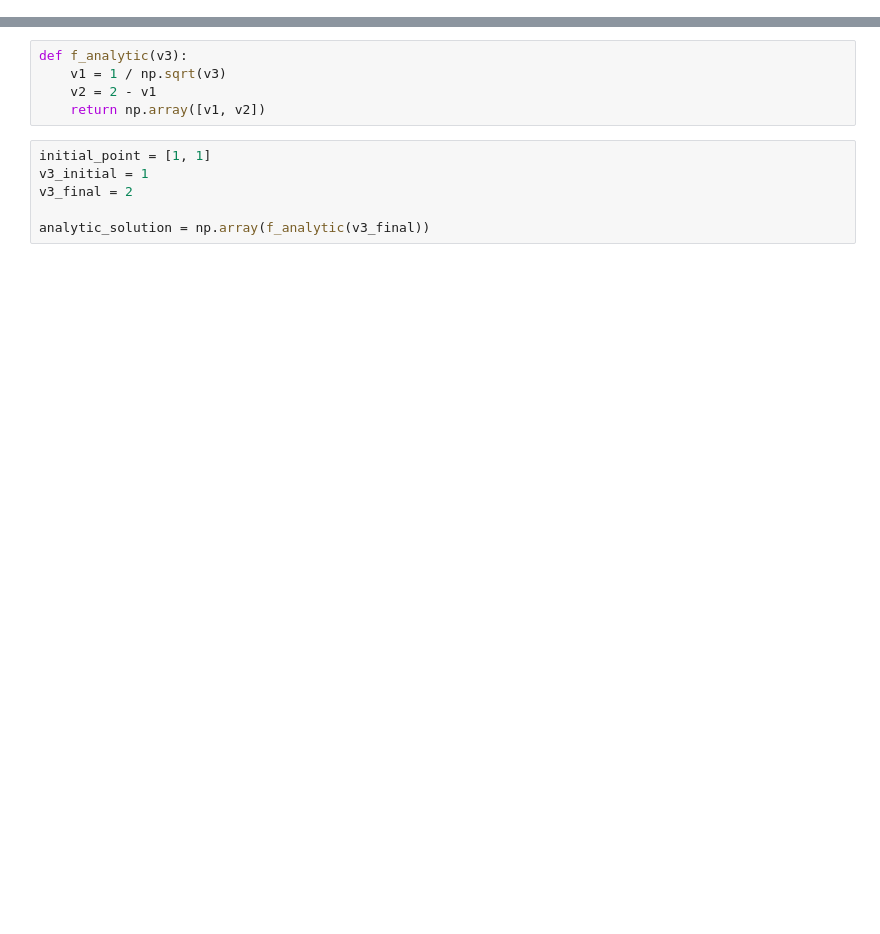
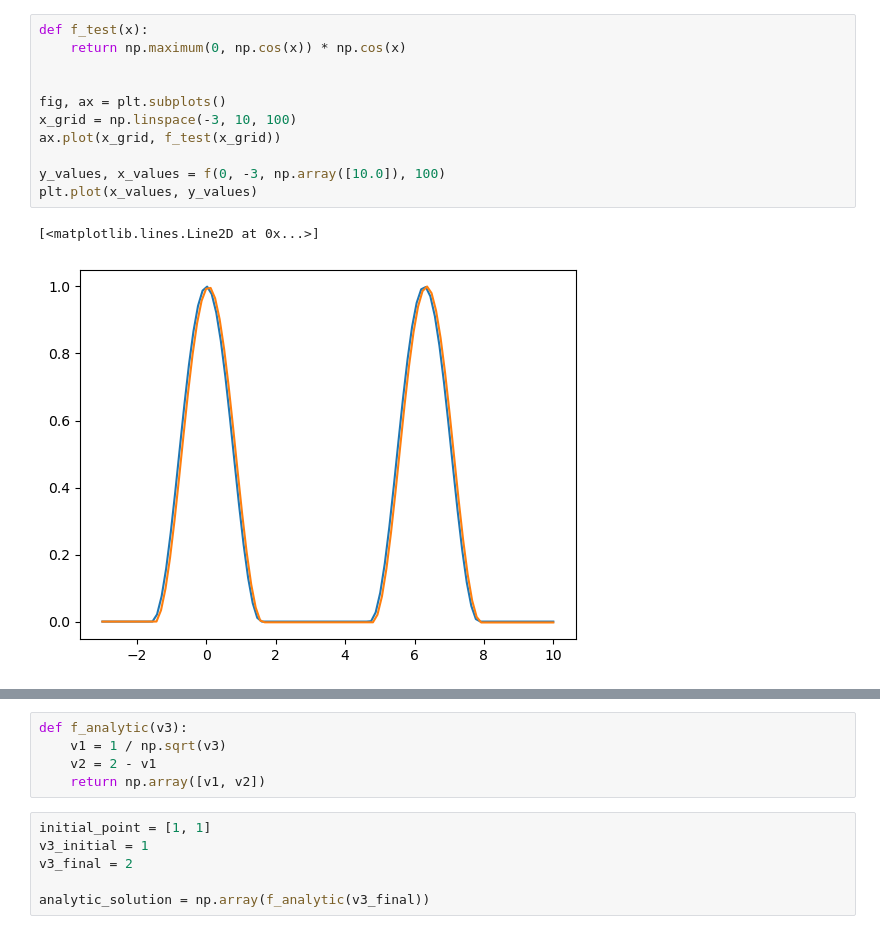
Before and after one commit to jessegrabowski/cge_modeling, a Jupyter notebook: notebooks/Tests and Ohter/Linearization in Pytensor.ipynb, the cells around one changed output, grey strips where cells are left out. Saved outputs shown, nothing was run; the diff lists cells and outputs as text; blank space fills up the shorter version.

```diff
--- a/notebooks/Tests and Ohter/Linearization in Pytensor.ipynb
+++ b/notebooks/Tests and Ohter/Linearization in Pytensor.ipynb
@@ -9,0 +40,14 @@ from cge_modeling.pytensorf.compile import build_euler_approximation_function
+# %%
+def f_test(x):
+    return np.maximum(0, np.cos(x)) * np.cos(x)
+
+
+fig, ax = plt.subplots()
+x_grid = np.linspace(-3, 10, 100)
+ax.plot(x_grid, f_test(x_grid))
+
+y_values, x_values = f(0, -3, np.array([10.0]), 100)
+plt.plot(x_values, y_values)
+# %% [output]
+[<matplotlib.lines.Line2D at 0x...>]
+[figure, added]
```
Also changed, not shown: parts of 14 cells of this notebook, 15 other files.
